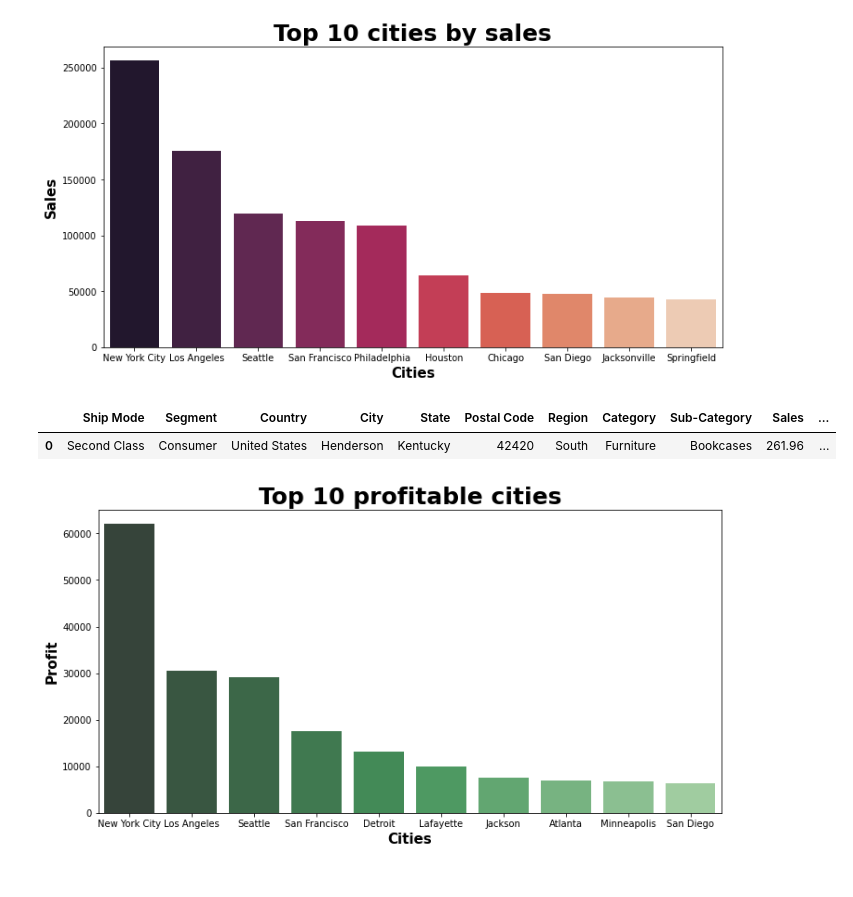
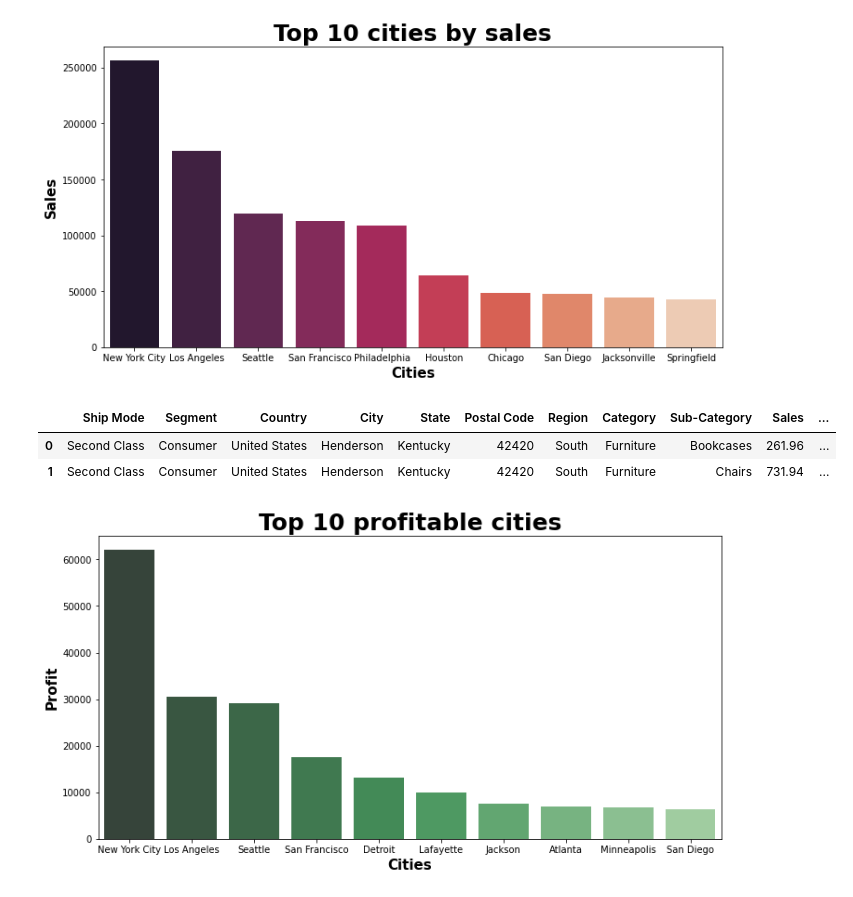
Before and after one commit to tawadesharad/Exploratory-Data-Analysis-Superstore-Dataset, a Jupyter notebook: EDA_Superstore.ipynb, the cells around one changed output. Drawn from its saved outputs; the diff is of its cells as text; code cells hidden in the pictures.

```diff
--- a/EDA_Superstore.ipynb
+++ b/EDA_Superstore.ipynb
@@ -107,10 +107,11 @@ plt.show()
 # %% [output]
 [figure]
 # %%
-df.head(1)
+df.head(2)
 # %% [output]
 |  | Ship Mode | Segment | Country | City | State | Postal Code | Region | Category | Sub-Category | Sales | ... |
 | 0 | Second Class | Consumer | United States | Henderson | Kentucky | 42420 | South | Furniture | Bookcases | 261.96 | ... |
+| 1 | Second Class | Consumer | United States | Henderson | Kentucky | 42420 | South | Furniture | Chairs | 731.94 | ... |
 # %%
 profitable_city=df[['City','Profit']].groupby('City').sum().sort_values(by='Profit',ascending=False).head(10)
 # %%
```
Also changed, not shown: parts of 1 cell of this notebook.
